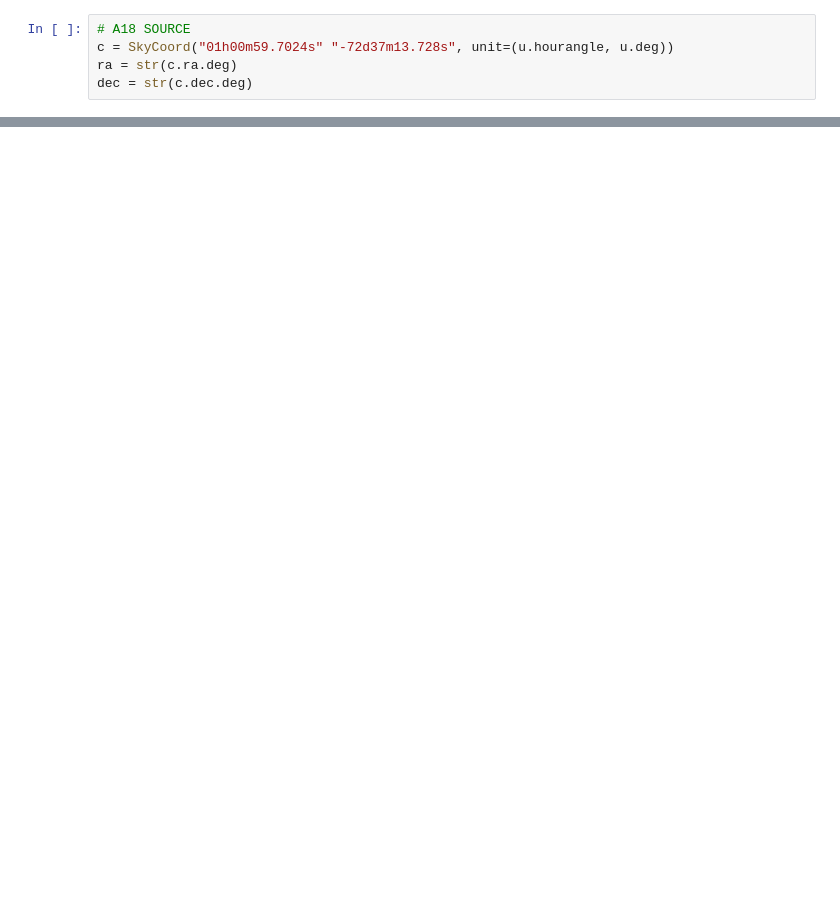
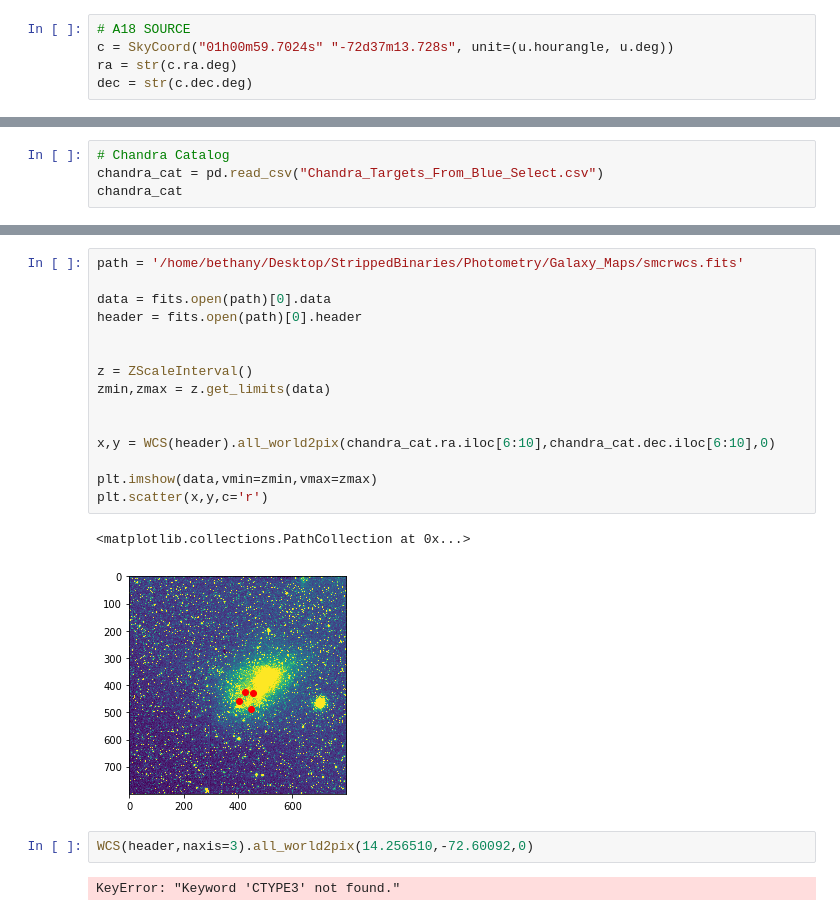
Before and after one commit to AstroLudwig/ChandraXrayBinaries, a Jupyter notebook: Data/Aquisition.ipynb, the cells around one changed output, grey strips where cells are left out. Drawn from its saved outputs; the diff is of its cells as text; blank space fills up the shorter version.

```diff
--- a/Data/Aquisition.ipynb
+++ b/Data/Aquisition.ipynb
@@ -248,0 +274,4 @@ ModuleNotFoundError: No module named 'ciao_contrib'
+# %%
+# Chandra Catalog
+chandra_cat = pd.read_csv("Chandra_Targets_From_Blue_Select.csv")
+chandra_cat
@@ -248,0 +302,22 @@ ModuleNotFoundError: No module named 'ciao_contrib'
+# %%
+path = '/home/bethany/Desktop/StrippedBinaries/Photometry/Galaxy_Maps/smcrwcs.fits'
+
+data = fits.open(path)[0].data
+header = fits.open(path)[0].header
+
+
+z = ZScaleInterval()
+zmin,zmax = z.get_limits(data)
+
+
+x,y = WCS(header).all_world2pix(chandra_cat.ra.iloc[6:10],chandra_cat.dec.iloc[6:10],0)
+
+plt.imshow(data,vmin=zmin,vmax=zmax)
+plt.scatter(x,y,c='r')
+# %% [output]
+<matplotlib.collections.PathCollection at 0x...>
+[figure, added]
+# %%
+WCS(header,naxis=3).all_world2pix(14.256510,-72.60092,0)
+# %% [output]
+KeyError: "Keyword 'CTYPE3' not found."
```
Also changed, not shown: parts of 27 cells of this notebook.
